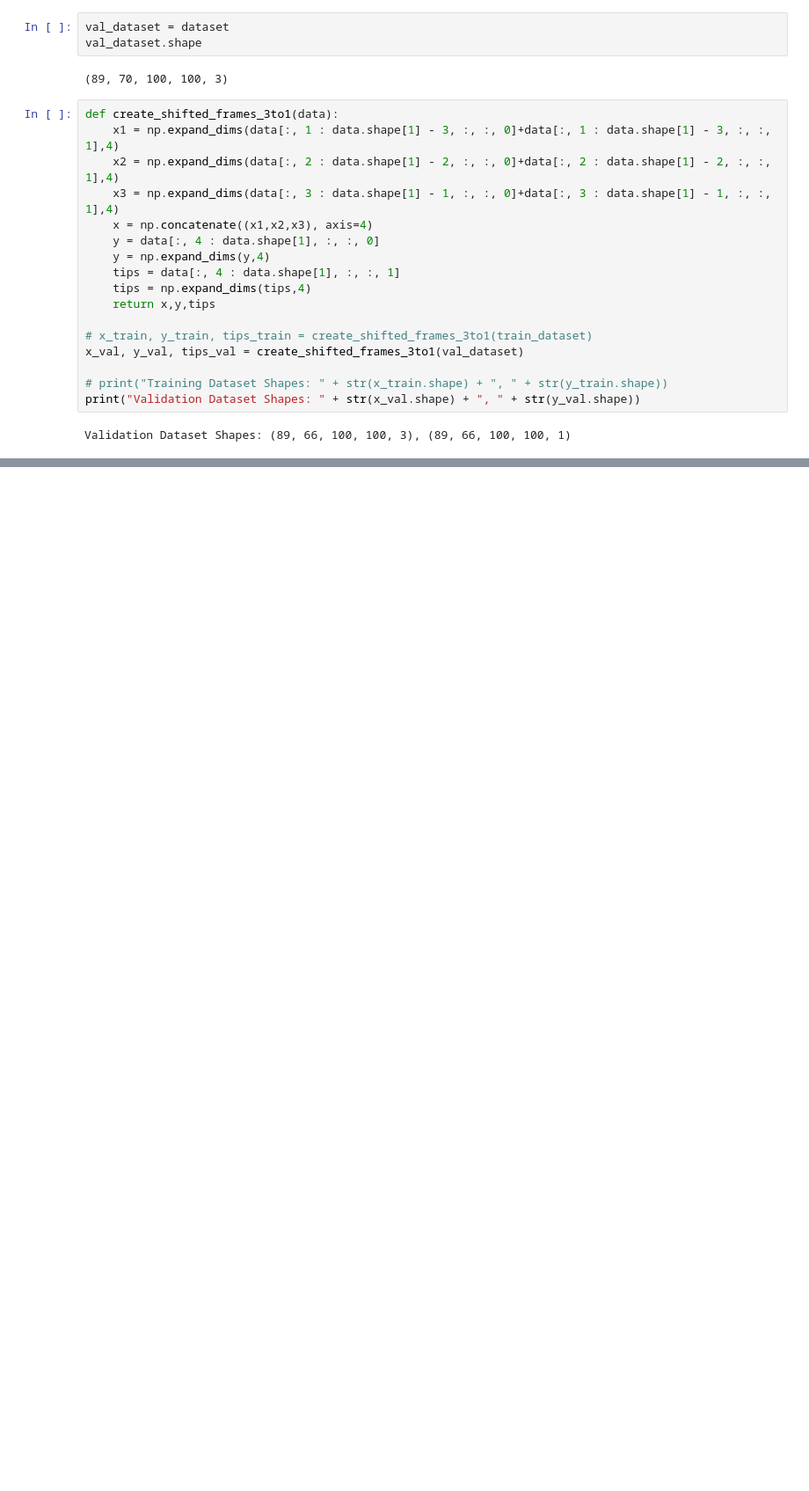
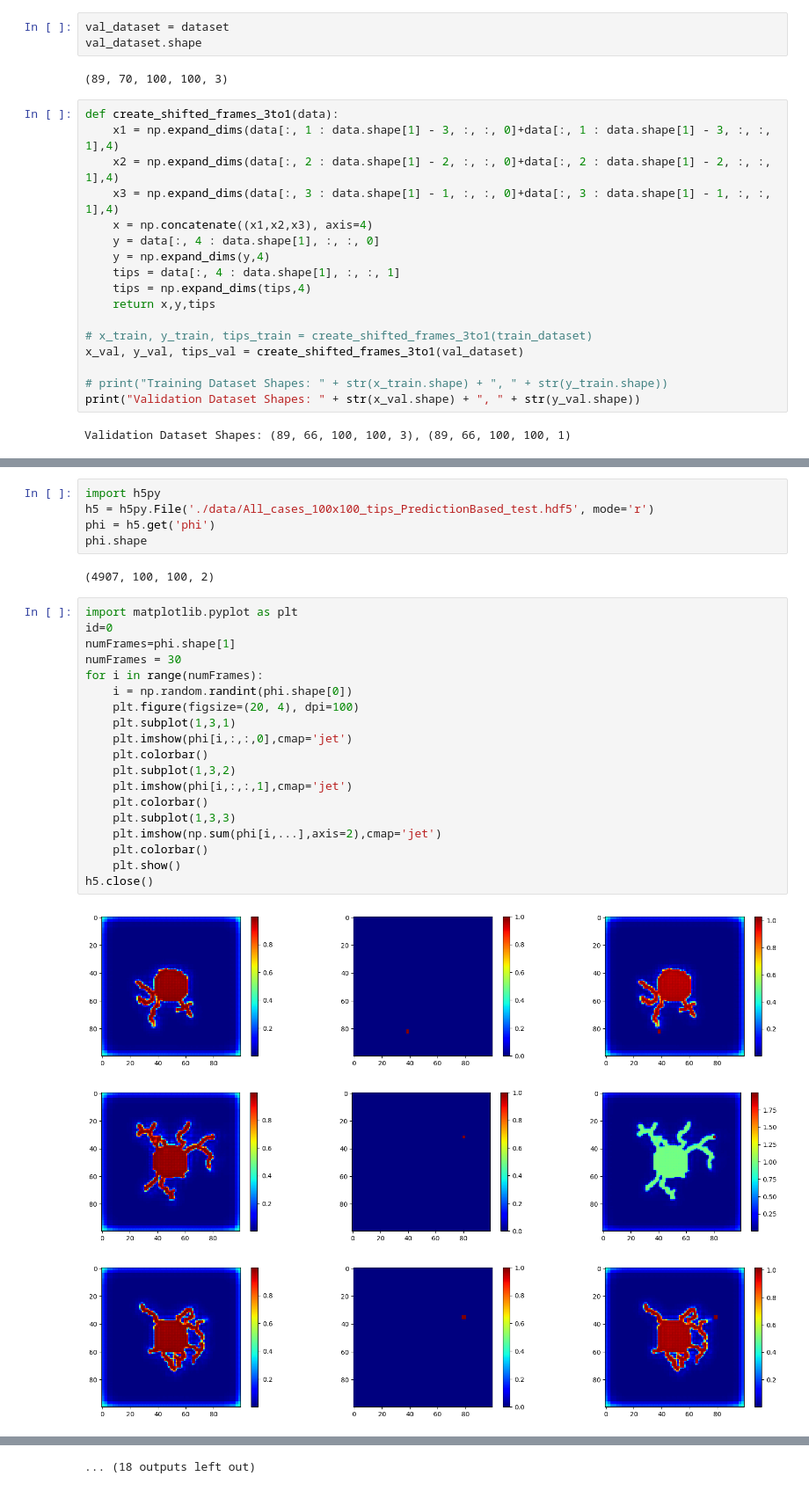
Before and after one commit to kuanrenqian/RecurrentNG, a Jupyter notebook: tensorflow_version/dataGen_for_tipsCNN.ipynb, the cells around one changed output, grey strips where cells are left out. Shown at 88% size. Saved outputs shown, nothing was run; the diff lists cells and outputs as text; blank space fills up the shorter version.

```diff
--- a/tensorflow_version/dataGen_for_tipsCNN.ipynb
+++ b/tensorflow_version/dataGen_for_tipsCNN.ipynb
@@ -146,0 +197,30 @@ hdf5_file.close()
+# %%
+import h5py
+h5 = h5py.File('./data/All_cases_100x100_tips_PredictionBased_test.hdf5', mode='r')
+phi = h5.get('phi')
+phi.shape
+# %% [output]
+(4907, 100, 100, 2)
+# %%
+import matplotlib.pyplot as plt
+id=0
+numFrames=phi.shape[1]
+numFrames = 30
+for i in range(numFrames):
+    i = np.random.randint(phi.shape[0])
+    plt.figure(figsize=(20, 4), dpi=100)
+    plt.subplot(1,3,1)
+    plt.imshow(phi[i,:,:,0],cmap='jet')
+    plt.colorbar()
+    plt.subplot(1,3,2)
+    plt.imshow(phi[i,:,:,1],cmap='jet')
+    plt.colorbar()
+    plt.subplot(1,3,3)
+    plt.imshow(np.sum(phi[i,...],axis=2),cmap='jet')
+    plt.colorbar()
+    plt.show()
+h5.close()
+# %% [output]
+[figure, added]
+[figure, added]
+[figure, added]
@@ -146,0 +236 @@ hdf5_file.close()
+... (18 outputs left out)
```
Also changed, not shown: parts of 7 cells of this notebook, 14 other files.
